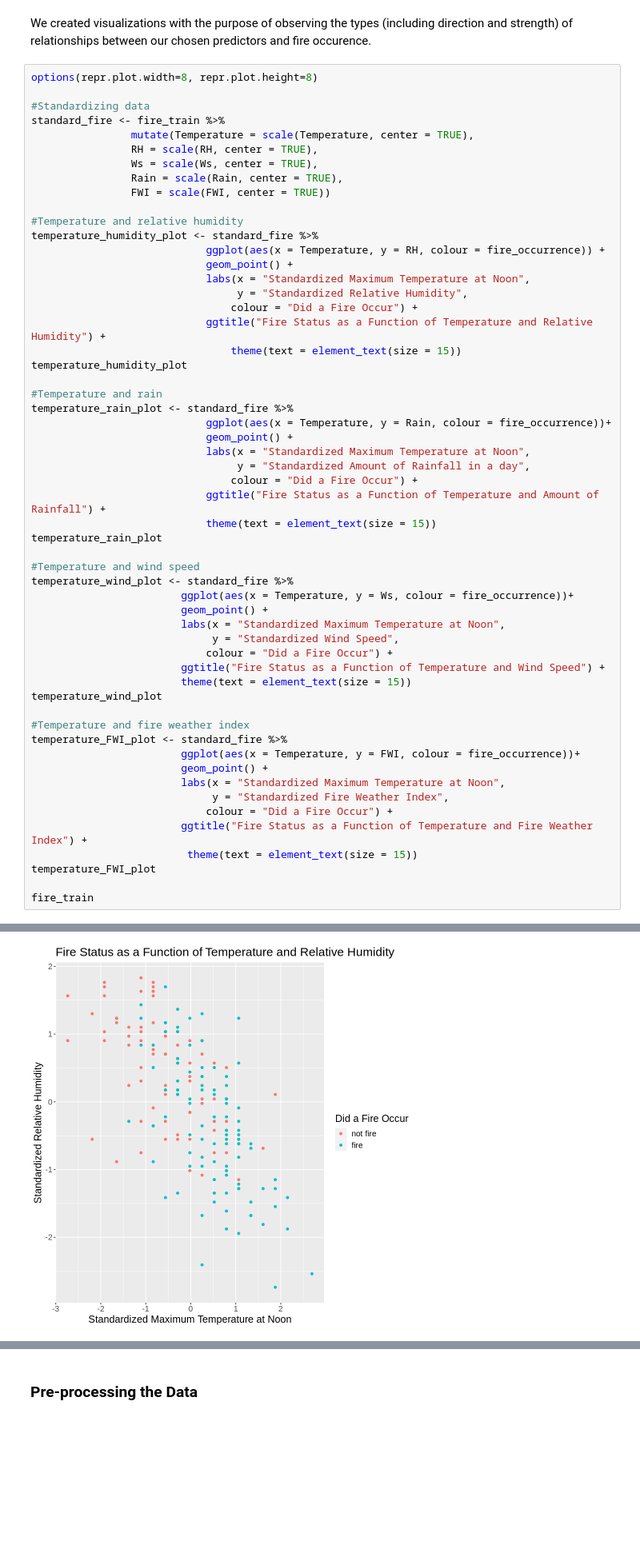
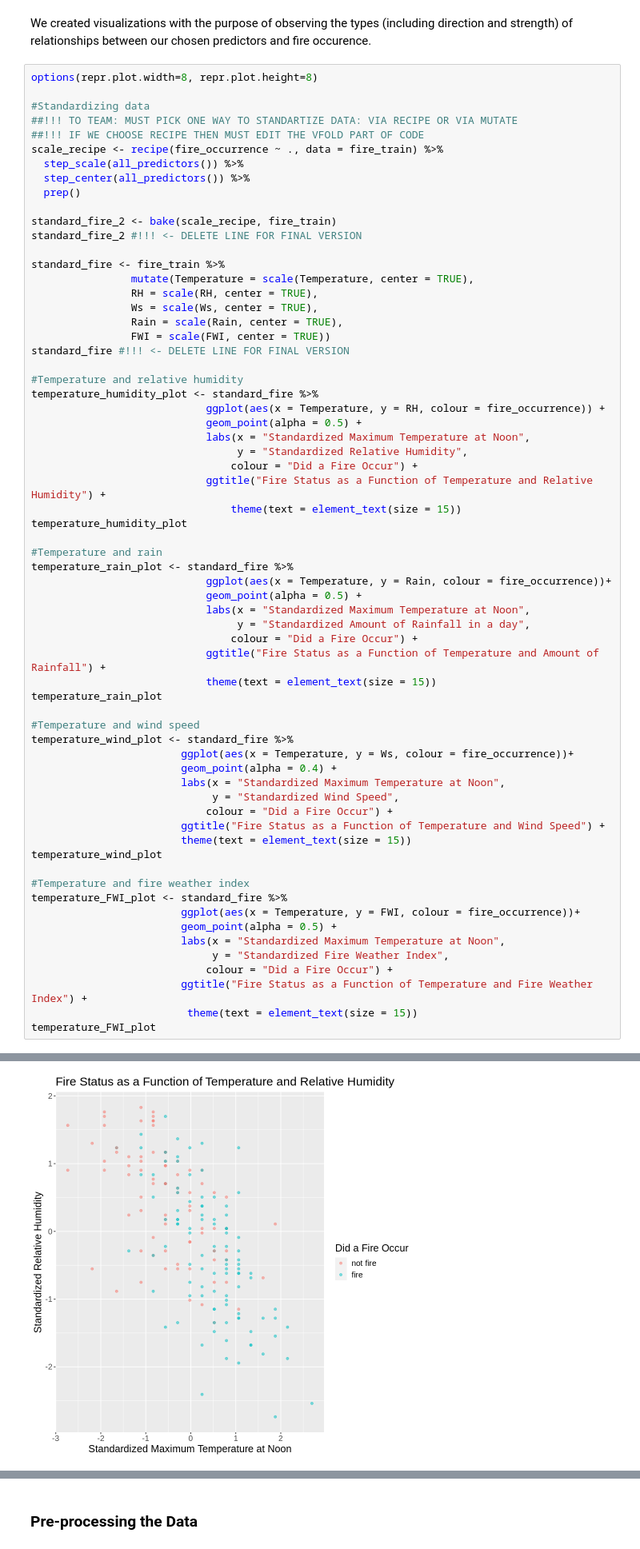
Before and after one commit to alexpiarkouski/Fire-Prediction, a Jupyter notebook: Group 33_ProjectReport.ipynb, the cells around one changed output, grey strips where cells are left out. Shown: that part at 80% size. Cells and saved outputs as stored; diff of their text form; blank space fills up the shorter version.

```diff
--- a/Group 33_ProjectReport.ipynb
+++ b/Group 33_ProjectReport.ipynb
@@ -146,17 +146,28 @@ We created visualizations with the purpose of observing the types (including dir
 options(repr.plot.width=8, repr.plot.height=8)
 
 #Standardizing data
+##!!! TO TEAM: MUST PICK ONE WAY TO STANDARTIZE DATA: VIA RECIPE OR VIA MUTATE
+##!!! IF WE CHOOSE RECIPE THEN MUST EDIT THE VFOLD PART OF CODE
+scale_recipe <- recipe(fire_occurrence ~ ., data = fire_train) %>%
+  step_scale(all_predictors()) %>%
+  step_center(all_predictors()) %>%
+  prep()
+
+standard_fire_2 <- bake(scale_recipe, fire_train)
+standard_fire_2 #!!! <- DELETE LINE FOR FINAL VERSION
+
 standard_fire <- fire_train %>%
                 mutate(Temperature = scale(Temperature, center = TRUE),
                 RH = scale(RH, center = TRUE),
                 Ws = scale(Ws, center = TRUE),
                 Rain = scale(Rain, center = TRUE),
                 FWI = scale(FWI, center = TRUE))
+standard_fire #!!! <- DELETE LINE FOR FINAL VERSION
 
 #Temperature and relative humidity
 temperature_humidity_plot <- standard_fire %>%
                             ggplot(aes(x = Temperature, y = RH, colour = fire_occurrence)) +
-                            geom_point() +
+                            geom_point(alpha = 0.5) +
                             labs(x = "Standardized Maximum Temperature at Noon",
                                  y = "Standardized Relative Humidity",
                                 colour = "Did a Fire Occur") +
@@ -167,7 +178,7 @@ temperature_humidity_plot
 #Temperature and rain
 temperature_rain_plot <- standard_fire %>%
                             ggplot(aes(x = Temperature, y = Rain, colour = fire_occurrence))+
-                            geom_point() +
+                            geom_point(alpha = 0.5) +
                             labs(x = "Standardized Maximum Temperature at Noon",
                                  y = "Standardized Amount of Rainfall in a day",
                                 colour = "Did a Fire Occur") +
@@ -178,7 +189,7 @@ temperature_rain_plot
 #Temperature and wind speed
 temperature_wind_plot <- standard_fire %>%
                         ggplot(aes(x = Temperature, y = Ws, colour = fire_occurrence))+
-                        geom_point() +
+                        geom_point(alpha = 0.4) +
                         labs(x = "Standardized Maximum Temperature at Noon",
                              y = "Standardized Wind Speed",
                             colour = "Did a Fire Occur") +
@@ -189,13 +200,11 @@ temperature_wind_plot
 #Temperature and fire weather index
 temperature_FWI_plot <- standard_fire %>%
                         ggplot(aes(x = Temperature, y = FWI, colour = fire_occurrence))+
-                        geom_point() +
+                        geom_point(alpha = 0.5) +
                         labs(x = "Standardized Maximum Temperature at Noon",
                              y = "Standardized Fire Weather Index",
                             colour = "Did a Fire Occur") +
                         ggtitle("Fire Status as a Function of Temperature and Fire Weather Index") +
                          theme(text = element_text(size = 15))
 temperature_FWI_plot
-
-fire_train
 # %% [output]
@@ -202 +231 @@ fire_train
-[figure, old version]
+[figure, new version]
```
Also changed, not shown: parts of 7 cells of this notebook.
